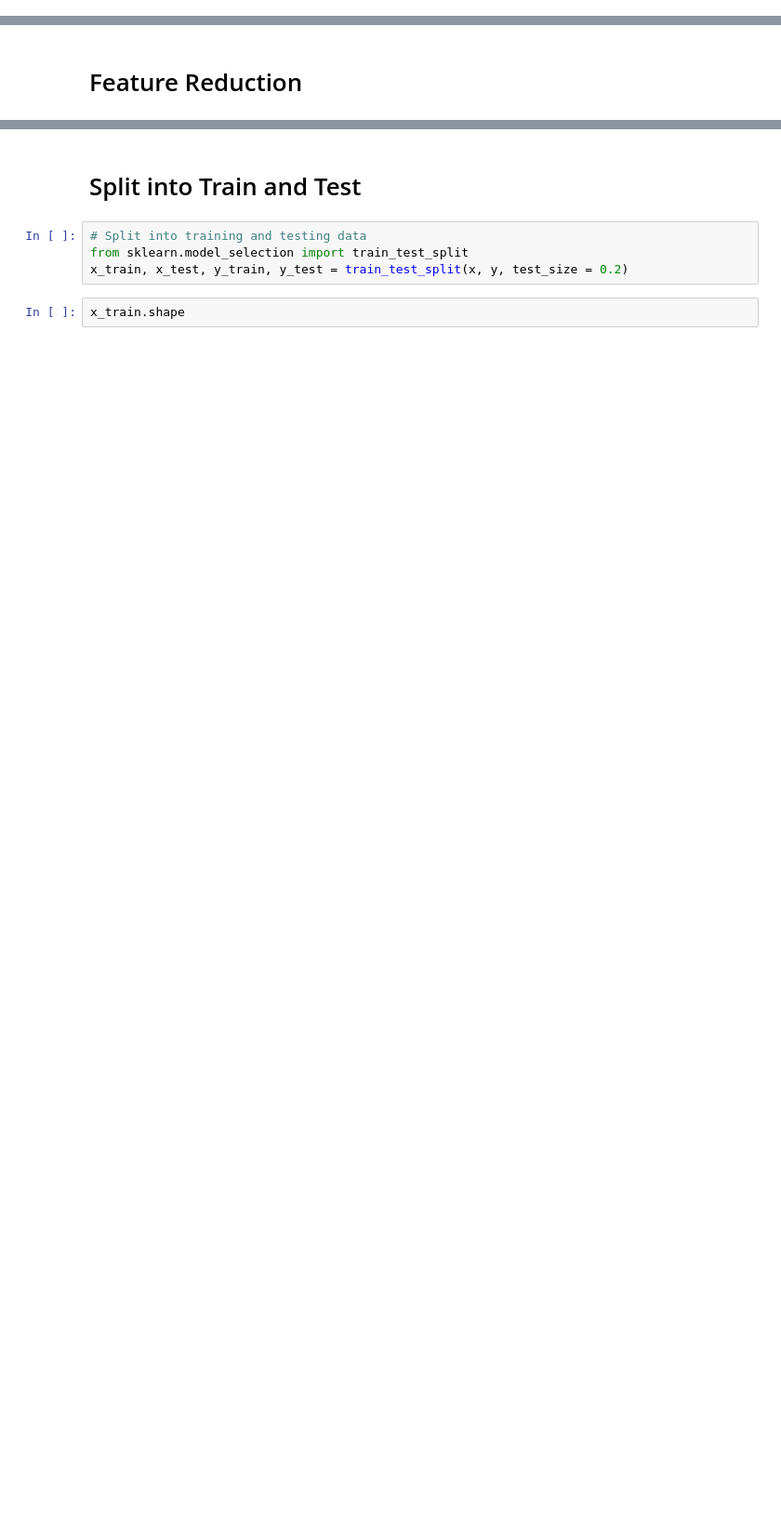
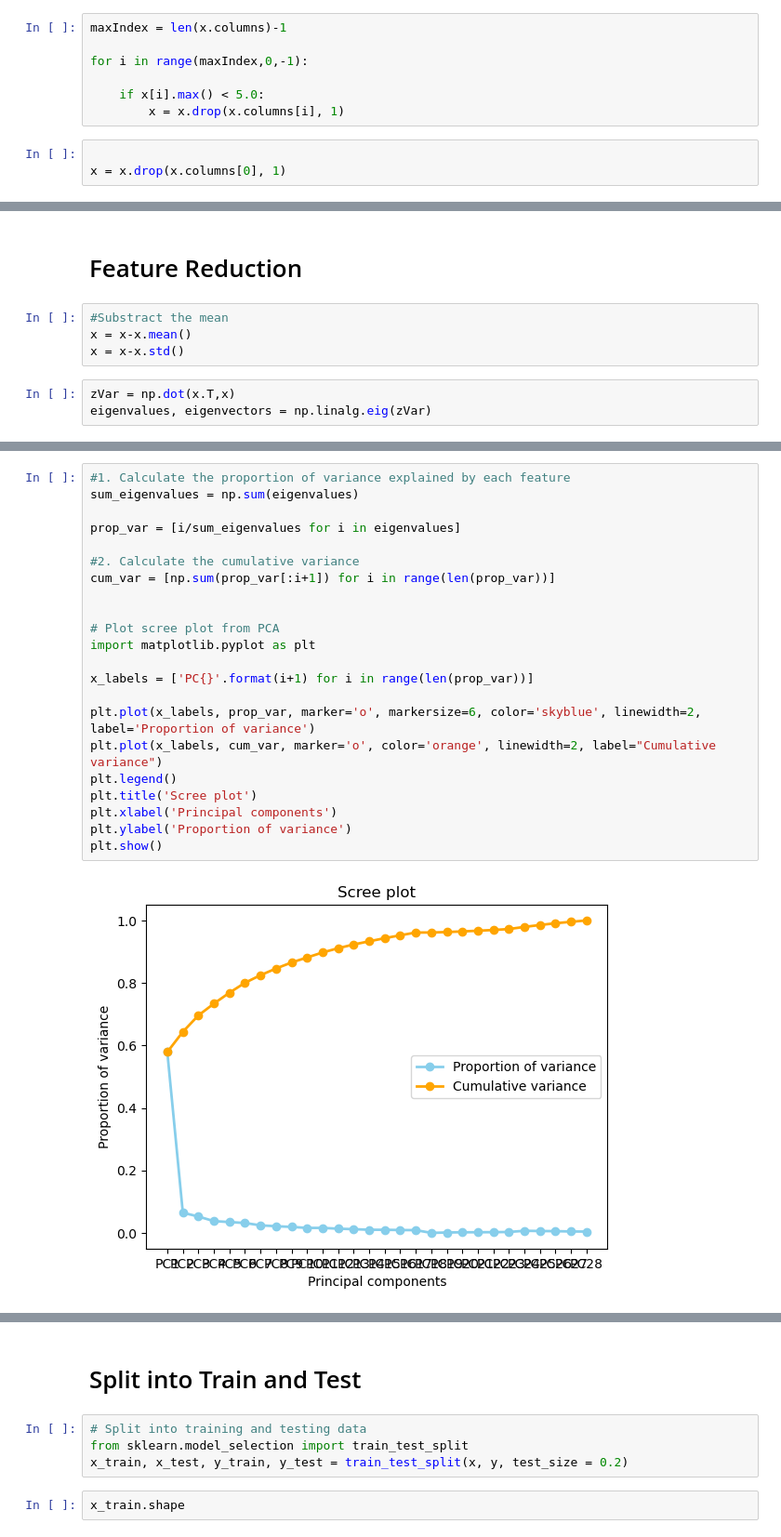
Before and after one commit to brepowell/Spam-Classifier, a Jupyter notebook: spam-classifier.ipynb, the cells around one changed output, grey strips where cells are left out. Shown at 93% size. Saved outputs shown, nothing was run; the diff lists cells and outputs as text; blank space fills up the shorter version.

```diff
--- a/spam-classifier.ipynb
+++ b/spam-classifier.ipynb
@@ -123,0 +173,10 @@ x.isna().sum().sum()
+# %%
+maxIndex = len(x.columns)-1
+
+for i in range(maxIndex,0,-1):
+
+    if x[i].max() < 5.0:
+        x = x.drop(x.columns[i], 1)
+# %%
+
+x = x.drop(x.columns[0], 1)
@@ -124,2 +196,9 @@ x.isna().sum().sum()
 # %% [markdown]
 # Feature Reduction
+# %%
+#Substract the mean
+x = x-x.mean()
+x = x-x.std()
+# %%
+zVar = np.dot(x.T,x)
+eigenvalues, eigenvectors = np.linalg.eig(zVar)
@@ -125,0 +209,24 @@ x.isna().sum().sum()
+# %%
+#1. Calculate the proportion of variance explained by each feature
+sum_eigenvalues = np.sum(eigenvalues)
+
+prop_var = [i/sum_eigenvalues for i in eigenvalues]
+
+#2. Calculate the cumulative variance
+cum_var = [np.sum(prop_var[:i+1]) for i in range(len(prop_var))]
+
+
+# Plot scree plot from PCA
+import matplotlib.pyplot as plt
+
+x_labels = ['PC{}'.format(i+1) for i in range(len(prop_var))]
+
+plt.plot(x_labels, prop_var, marker='o', markersize=6, color='skyblue', linewidth=2, label='Proportion of variance')
+plt.plot(x_labels, cum_var, marker='o', color='orange', linewidth=2, label="Cumulative variance")
+plt.legend()
+plt.title('Scree plot')
+plt.xlabel('Principal components')
+plt.ylabel('Proportion of variance')
+plt.show()
+# %% [output]
+[figure, added]
```
Also changed, not shown: parts of 22 cells of this notebook.
